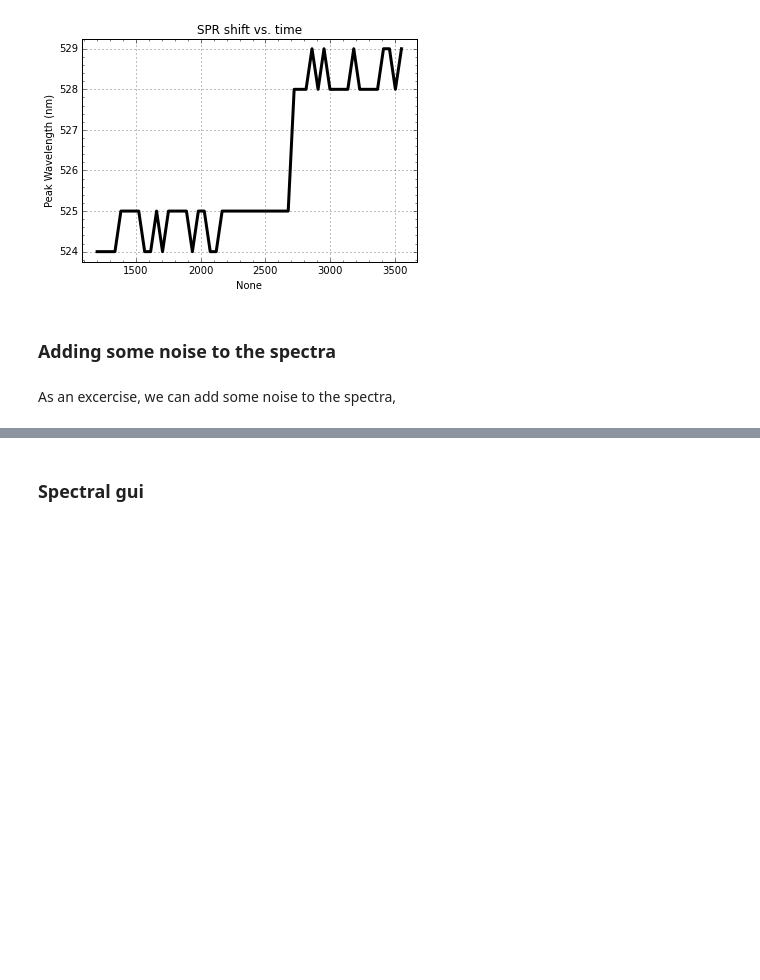
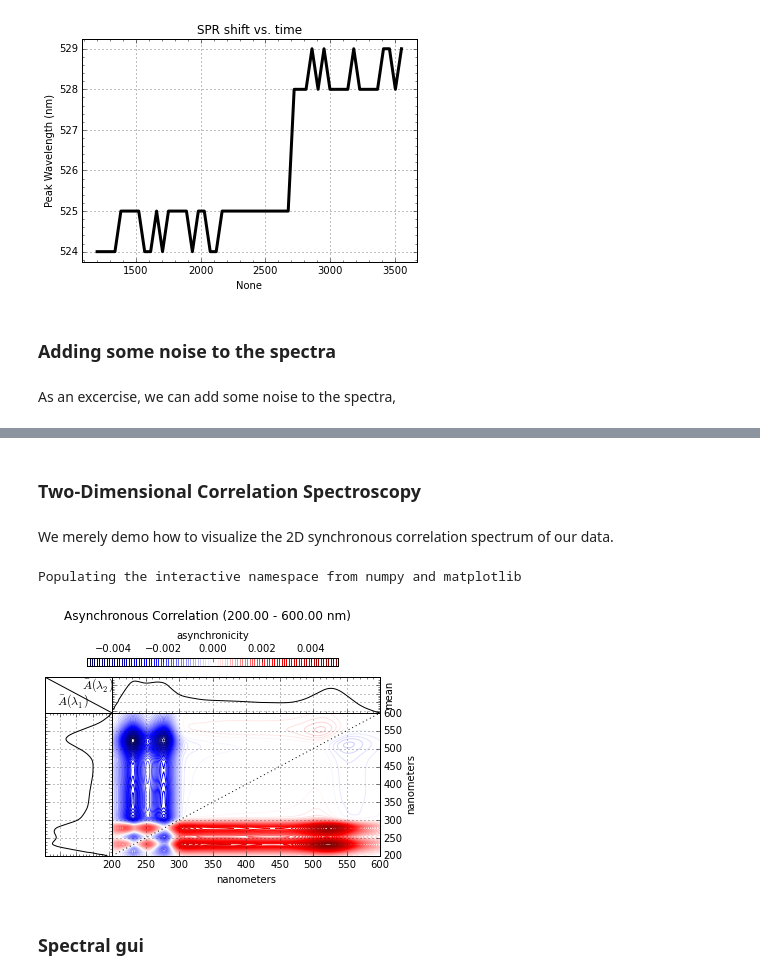
Before and after one commit to hughesadam87/scikit-spectra, a Jupyter notebook: examples/Notebooks/grad_presentation.ipynb, the cells around one changed output, grey strips where cells are left out. Cells and saved outputs as stored; diff of their text form; code cells hidden in the pictures; blank space fills up the shorter version.

```diff
--- a/examples/Notebooks/grad_presentation.ipynb
+++ b/examples/Notebooks/grad_presentation.ipynb
@@ -83,3 +82,19 @@ aunps_noisy.plot(kind='spec3d', color='k');
+# %% [markdown]
+### Two-Dimensional Correlation Spectroscopy
+# %% [markdown]
+We merely demo how to visualize the 2D synchronous correlation spectrum of our data.
+# %%
+from skspec.correlation import Corr2d
+from skspec.data import aunps_water
+%pylab inline
+
+ts = aunps_water().nearby[:600].as_norm('a')
+
+cspec = Corr2d(ts)
+cspec.async.plot(contours=128, kind='corr3d', cbar=True);
+# %% [output]
+Populating the interactive namespace from numpy and matplotlib
+[figure, added]
 # %% [markdown]
 ### Spectral gui
 # %%
```
Also changed, not shown: parts of 3 cells of this notebook, 2 other files.
